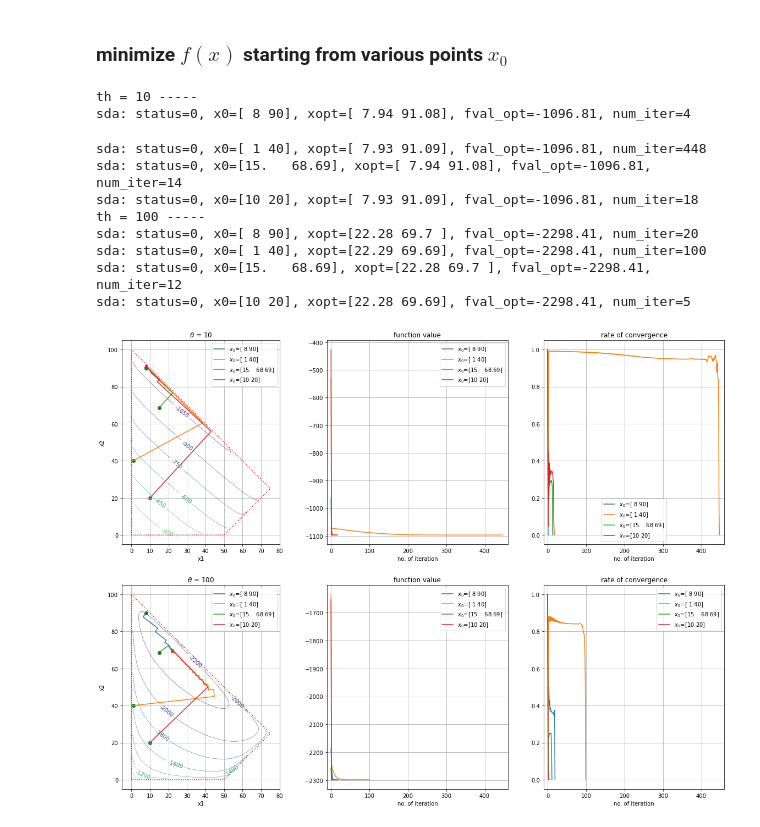
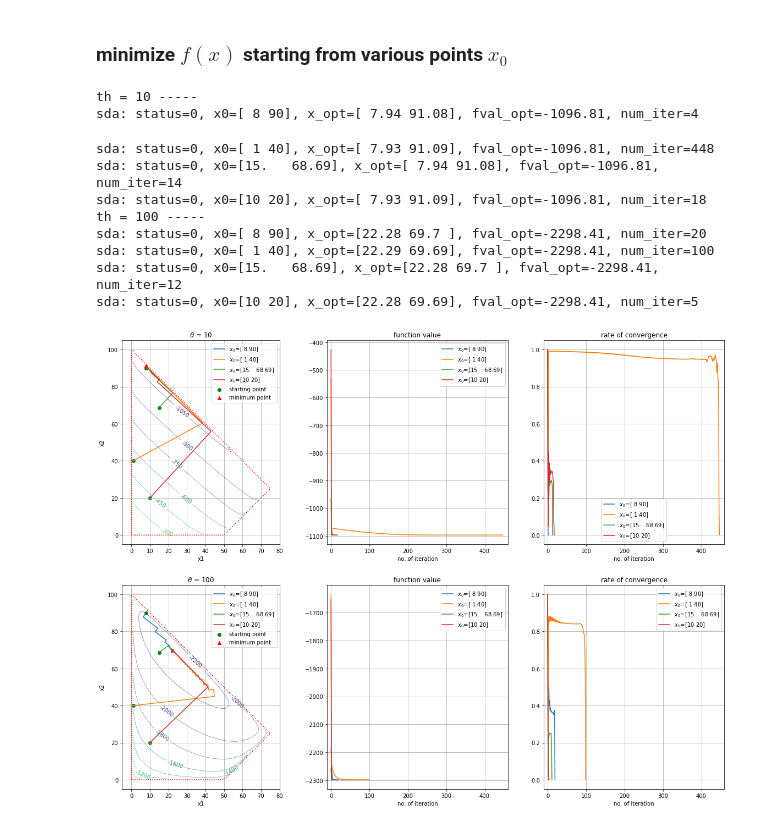
Before and after one commit to reingel/JSOPT, a Jupyter notebook: HW#2.ipynb, the cells around one changed output. Saved outputs shown, nothing was run; the diff lists cells and outputs as text; code cells hidden in the pictures.

```diff
--- a/HW#2.ipynb
+++ b/HW#2.ipynb
@@ -153,7 +163,7 @@ def calc_alpha_max(x, d):
 # %% [markdown]
 ### minimize $f(x)$ starting from various points $x_0$
 # %%
-fig, ax = plt.subplots(2,3, figsize=(20,15))
+fig, ax = plt.subplots(2,3, figsize=(20,15)) # generate a figure and axes
 
 for k, th in enumerate([10, 100]): # iterate with two different parameters
 	print(f'th = {th} -----')
@@ -163,13 +173,14 @@ for k, th in enumerate([10, 100]): # iterate with two different parameters
 
 	ax[k,0].set_aspect(1.0)
 	ax[k,0].grid(True)
+	# draw contour plot
 	x = np.linspace(-5,80,75)
 	y = np.linspace(-5,105,100)
 	[xx, yy] = np.meshgrid(x, y)
 	zz = np.zeros_like(xx)
 	for i in range(len(x)):
 		for j in range(len(y)):
-			zz[j,i] = f2_no_eps(Vector((x[i],y[j])),th) # f(x) without eps is used
+			zz[j,i] = f2_no_eps(Vector((x[i],y[j])),th) # f(x) without eps is used to draw within the feasible range
 	cnt = ax[k,0].contour(xx, yy, zz, linewidths=0.5)
 	ax[k,0].clabel(cnt, fmt='%.0f')
 	ax[k,0].plot([0, 0, 75, 50, 0], [0, 100, 25, 0, 0], linestyle='dotted', color='red') # draw the feasible region
@@ -179,46 +190,68 @@ for k, th in enumerate([10, 100]): # iterate with two different parameters
 	ax[k,1].grid(True)
 	ax[k,1].set_xlim([-10, 460])
 	ax[k,1].set_xlabel('no. of iteration')
 	ax[k,1].set_title('function value')
 	ax[k,2].grid(True)
 	ax[k,2].set_xlim([-10, 460])
 	ax[k,2].set_xlabel('no. of iteration')
 	ax[k,2].set_title('rate of convergence')
 
 	for x0 in [ # iterate with four different starting points
 		Vector([8, 90]),
 		Vector([1, 40]),
 		Vector([15, 68.69]),
 		Vector([10, 20])
 	]:
-		xopt, fval_opt, status, history = sda(f_th, gradf_th, x0, epsilon=1e-3, max_num_iter=1000, alpha_max=calc_alpha_max, ls_epsilon=1e-6)
+		"""
+		sda(): minimize f(x) using the steepest descent algorithm
+		<function description>
+		1. input arguments
+			- f_th: an objective function f(x) (function)
+			- gradf_th: the gradient of f(x) (function)
+			- x0: a starting point of optimization (numpy.ndarray a.k.a. Vector)
+			- epsilon: the 1st stopping criteria. sda() will stop if |gradf(xk)| <= epsilon. (float)
+			- max_num_iter: the 2nd stopping criteria. sda() will stop if the number of iterations is greater than max_num_iter. (integer)
+			- line_search: a line search algorithm (function)
+			- alpha_max: a function to calculate the max. range of line search (function)
+			- ls_epsilon: epsilon for the line search algorithm (float)
+		2. return values
+			- x_opt: the minimimum point of f(x) (numpy.ndarray a.k.a. Vector)
+			- fval_opt: the minimum value of f(x) (float)
+			- status: (integer)
+				- 0 if the minimum point is found within max_num_iter
+				- 1 if the number of iterations reaches max_num_iter
+			- history: sequencially stored values of x, d, fval, rate_conv (dictionary)
+		"""
+		x_opt, fval_opt, status, history = sda(f_th, gradf_th, x0, epsilon=1e-3, max_num_iter=1000, alpha_max=calc_alpha_max, ls_epsilon=1e-6)
 
-		print(f"sda: {status=}, x0={np.round(x0,2)}, xopt={np.round(xopt,2)}, fval_opt={np.round(fval_opt,2)}, num_iter={len(history['x'])}")
+		print(f"sda: {status=}, x0={np.round(x0,2)}, x_opt={np.round(x_opt,2)}, fval_opt={np.round(fval_opt,2)}, num_iter={len(history['x'])}")
 
 		ax[k,0].plot(history['x'][:,0], history['x'][:,1], label=f'$x_0$={x0}')
-		ax[k,0].scatter(history['x'][0,0], history['x'][0,1], color='green')
-		ax[k,0].scatter(history['x'][-1,0], history['x'][-1,1], marker='^', color='red')
+		ps = ax[k,0].scatter(history['x'][0,0], history['x'][0,1], color='green')
+		po = ax[k,0].scatter(history['x'][-1,0], history['x'][-1,1], marker='^', color='red')
 		ax[k,1].plot(history['fval'], label=f'$x_0$={x0}')
 		ax[k,2].plot(history['rate_conv'], label=f'$x_0$={x0}')
+	ps.set_label('starting point')
+	po.set_label('minimum point')
 
 for k in range(2):
 	ax[k,0].legend(loc='upper right')
 	ax[k,1].legend(loc='best')
 	ax[k,2].legend(loc='best')
 
 plt.show()
 # %% [output]
 th = 10 -----
-sda: status=0, x0=[ 8 90], xopt=[ 7.94 91.08], fval_opt=-1096.81, num_iter=4
+sda: status=0, x0=[ 8 90], x_opt=[ 7.94 91.08], fval_opt=-1096.81, num_iter=4
-sda: status=0, x0=[ 1 40], xopt=[ 7.93 91.09], fval_opt=-1096.81, num_iter=448
-sda: status=0, x0=[15.   68.69], xopt=[ 7.94 91.08], fval_opt=-1096.81, num_iter=14
-sda: status=0, x0=[10 20], xopt=[ 7.93 91.09], fval_opt=-1096.81, num_iter=18
+sda: status=0, x0=[ 1 40], x_opt=[ 7.93 91.09], fval_opt=-1096.81, num_iter=448
+sda: status=0, x0=[15.   68.69], x_opt=[ 7.94 91.08], fval_opt=-1096.81, num_iter=14
+sda: status=0, x0=[10 20], x_opt=[ 7.93 91.09], fval_opt=-1096.81, num_iter=18
 th = 100 -----
-sda: status=0, x0=[ 8 90], xopt=[22.28 69.7 ], fval_opt=-2298.41, num_iter=20
-sda: status=0, x0=[ 1 40], xopt=[22.29 69.69], fval_opt=-2298.41, num_iter=100
-sda: status=0, x0=[15.   68.69], xopt=[22.28 69.7 ], fval_opt=-2298.41, num_iter=12
-sda: status=0, x0=[10 20], xopt=[22.28 69.69], fval_opt=-2298.41, num_iter=5
+sda: status=0, x0=[ 8 90], x_opt=[22.28 69.7 ], fval_opt=-2298.41, num_iter=20
+sda: status=0, x0=[ 1 40], x_opt=[22.29 69.69], fval_opt=-2298.41, num_iter=100
+sda: status=0, x0=[15.   68.69], x_opt=[22.28 69.7 ], fval_opt=-2298.41, num_iter=12
+sda: status=0, x0=[10 20], x_opt=[22.28 69.69], fval_opt=-2298.41, num_iter=5
-[figure, old version]
+[figure, new version]
 # %% [markdown]
 ### Discussion
 $\log$를 포함하는 2차원 함수의 최적점을 최대경사법(steepest descent algorith)과 이분탐색법(bisection algorithm)으로 탐색하였다. 최대경사법과 이분탐색법의 정지조건은 Prob. 2와 같다. $\log$ 함수는 양의 실수 범위에서 계산이 가능하기 때문에 실현가능영역(feasible region)에 제한이 발생한다. 네 개의 $\log$ 항에 대한 네 개의 제한조건을 고려해야 한다. 모두 입력변수에 대하여 선형이므로 네 개의 선형부등식 형태가 된다. Prob. 2와 다르게 실현가능영역을 고려하여 이분탐색법의 선형탐색(line search) 최대 범위를 설정하였다.
```
Also changed, not shown: parts of 3 cells of this notebook, 2 other files.
